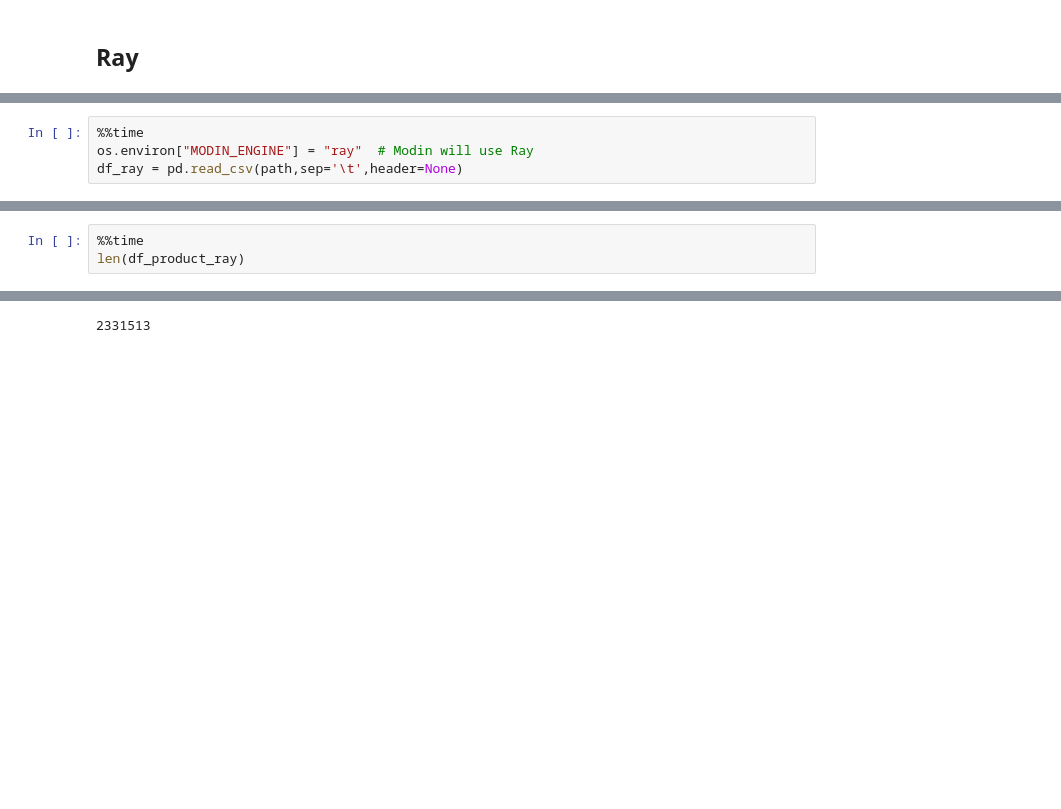
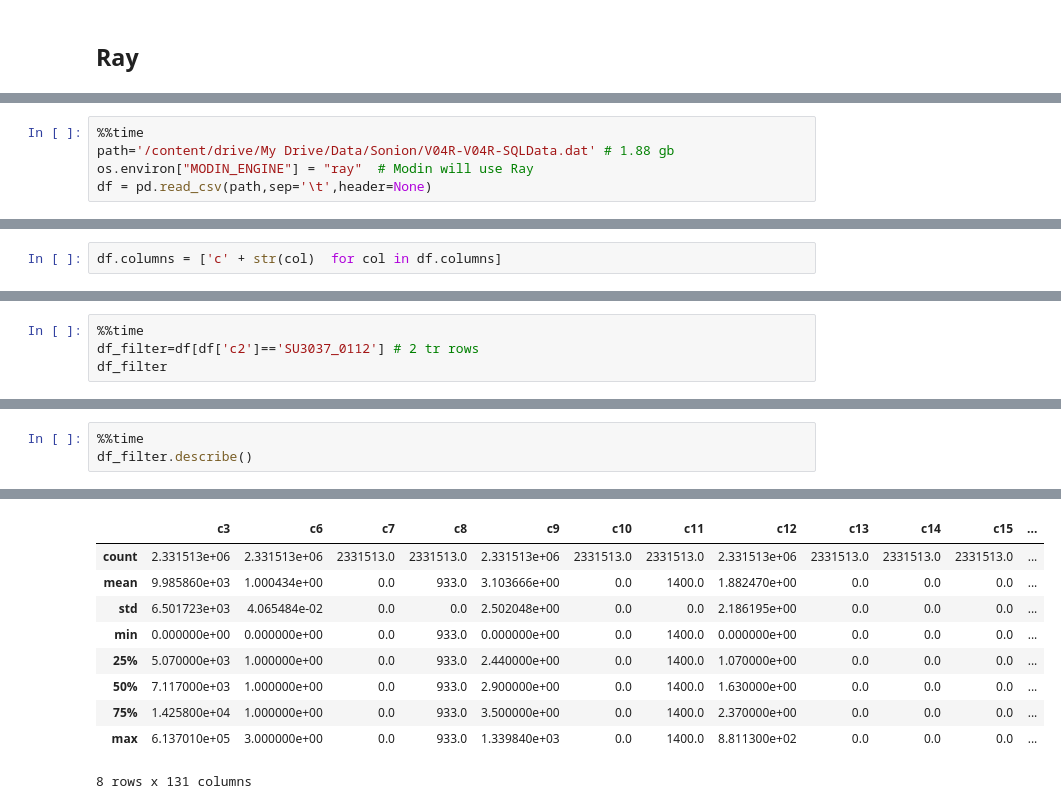
Before and after one commit to duybluemind1988/Data-science, a Jupyter notebook: Sonion/Compare_all_bigdata_method.ipynb, the cells around one changed output, grey strips where cells are left out. Drawn from its saved outputs; the diff is of its cells as text; blank space fills up the shorter version.

```diff
--- a/Sonion/Compare_all_bigdata_method.ipynb
+++ b/Sonion/Compare_all_bigdata_method.ipynb
@@ -293,4 +294,5 @@ Wall time: 251 ms
 # %%
 %%time
+path='/content/drive/My Drive/Data/Sonion/V04R-V04R-SQLData.dat' # 1.88 gb
 os.environ["MODIN_ENGINE"] = "ray"  # Modin will use Ray
-df_ray = pd.read_csv(path,sep='\t',header=None)
+df = pd.read_csv(path,sep='\t',header=None)
@@ -297,2 +302,4 @@ df_ray = pd.read_csv(path,sep='\t',header=None)
+# %%
+df.columns = ['c' + str(col)  for col in df.columns]
 # %%
 %%time
@@ -338,0 +330,4 @@ df_product_ray.head()
+# %%
+%%time
+df_filter=df[df['c2']=='SU3037_0112'] # 2 tr rows
+df_filter
@@ -339,4 +337,4 @@ df_product_ray.head()
 # %%
 %%time
-len(df_product_ray)
+df_filter.describe()
 # %% [output]
@@ -345 +343,10 @@ Wall time: 39.1 µs
+|  | c3 | c6 | c7 | c8 | c9 | c10 | c11 | c12 | c13 | c14 | c15 | ... |
+| count | 2.331513e+06 | 2.331513e+06 | 2331513.0 | 2331513.0 | 2.331513e+06 | 2331513.0 | 2331513.0 | 2.331513e+06 | 2331513.0 | 2331513.0 | 2331513.0 | ... |
+| mean | 9.985860e+03 | 1.000434e+00 | 0.0 | 933.0 | 3.103666e+00 | 0.0 | 1400.0 | 1.882470e+00 | 0.0 | 0.0 | 0.0 | ... |
+| std | 6.501723e+03 | 4.065484e-02 | 0.0 | 0.0 | 2.502048e+00 | 0.0 | 0.0 | 2.186195e+00 | 0.0 | 0.0 | 0.0 | ... |
+| min | 0.000000e+00 | 0.000000e+00 | 0.0 | 933.0 | 0.000000e+00 | 0.0 | 1400.0 | 0.000000e+00 | 0.0 | 0.0 | 0.0 | ... |
+| 25% | 5.070000e+03 | 1.000000e+00 | 0.0 | 933.0 | 2.440000e+00 | 0.0 | 1400.0 | 1.070000e+00 | 0.0 | 0.0 | 0.0 | ... |
+| 50% | 7.117000e+03 | 1.000000e+00 | 0.0 | 933.0 | 2.900000e+00 | 0.0 | 1400.0 | 1.630000e+00 | 0.0 | 0.0 | 0.0 | ... |
+| 75% | 1.425800e+04 | 1.000000e+00 | 0.0 | 933.0 | 3.500000e+00 | 0.0 | 1400.0 | 2.370000e+00 | 0.0 | 0.0 | 0.0 | ... |
+| max | 6.137010e+05 | 3.000000e+00 | 0.0 | 933.0 | 1.339840e+03 | 0.0 | 1400.0 | 8.811300e+02 | 0.0 | 0.0 | 0.0 | ... |
-2331513
+8 rows x 131 columns
```
Also changed, not shown: parts of 21 cells of this notebook.
